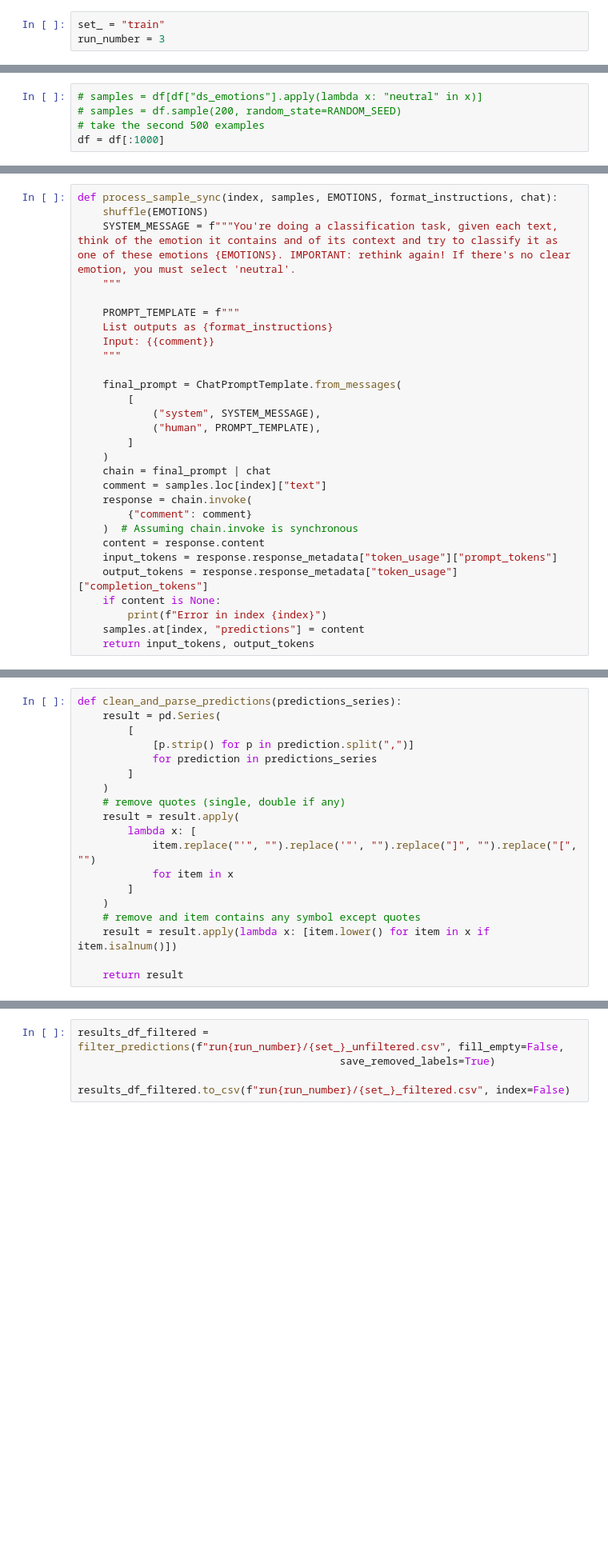
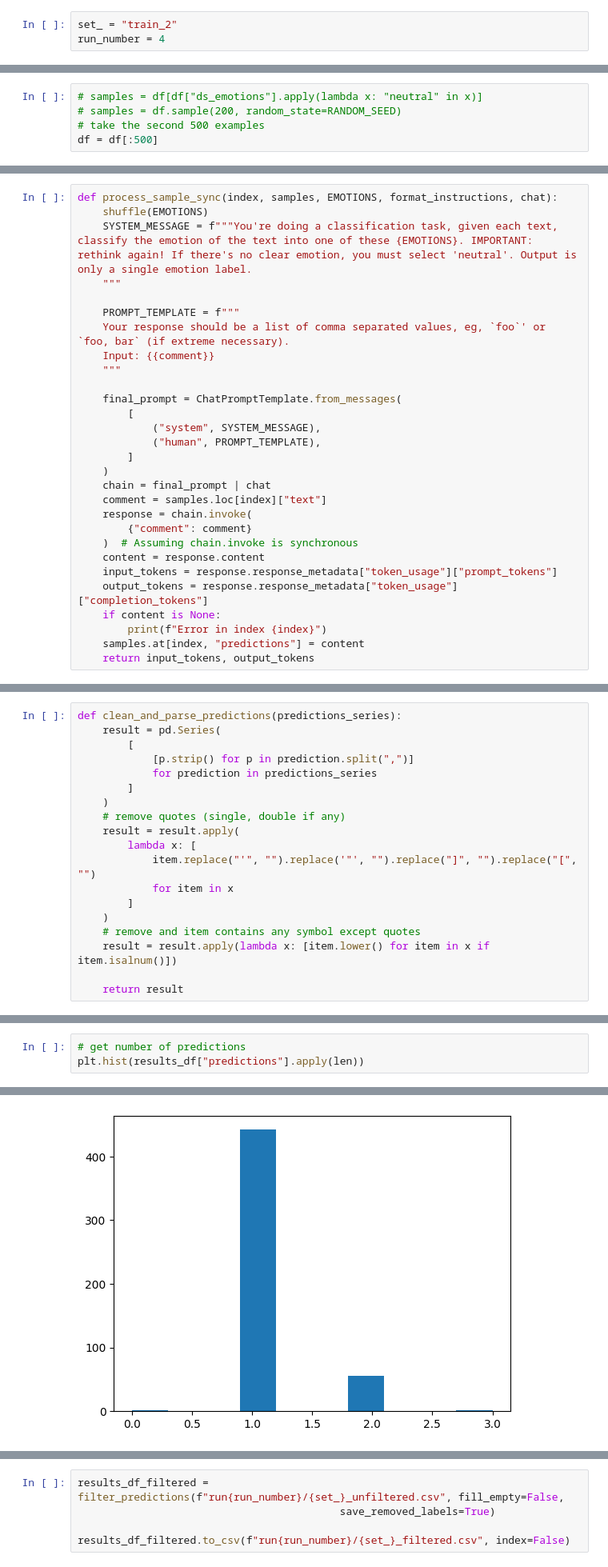
Before and after one commit to AminMohamed-3/LEGO, a Jupyter notebook: cleaning/cleaning.ipynb, the cells around one changed output, grey strips where cells are left out. Shown at 80% size. Saved outputs shown, nothing was run; the diff lists cells and outputs as text; blank space fills up the shorter version.

Commit message:
one (or two) label prompt and results

```diff
--- a/cleaning/cleaning.ipynb
+++ b/cleaning/cleaning.ipynb
@@ -27,8 +27,8 @@ with open(config_path, "r") as f:
 # %% [markdown]
 # Loading Dataset
 # %%
-set_ = "train"
-run_number = 3
+set_ = "train_2"
+run_number = 4
 # %%
 dataset = load_dataset("go_emotions", "simplified")
 dataset.set_format(type="pandas")
@@ -41,7 +43,7 @@ df["labels_text"] = df["labels"].apply(int2label)
 # samples = df[df["ds_emotions"].apply(lambda x: "neutral" in x)]
 # samples = df.sample(200, random_state=RANDOM_SEED)
 # take the second 500 examples
-df = df[:1000]
+df = df[:500]
 # %% [markdown]
 # Define Model
 # %%
@@ -78,11 +83,11 @@ from tqdm.asyncio import tqdm
 # %%
 def process_sample_sync(index, samples, EMOTIONS, format_instructions, chat):
     shuffle(EMOTIONS)
-    SYSTEM_MESSAGE = f"""You're doing a classification task, given each text, think of the emotion it contains and of its context and try to classify it as one of these emotions {EMOTIONS}. IMPORTANT: rethink again! If there's no clear emotion, you must select 'neutral'.
+    SYSTEM_MESSAGE = f"""You're doing a classification task, given each text, classify the emotion of the text into one of these {EMOTIONS}. IMPORTANT: rethink again! If there's no clear emotion, you must select 'neutral'. Output is only a single emotion label.
     """
 
     PROMPT_TEMPLATE = f"""
-    List outputs as {format_instructions}
+    Your response should be a list of comma separated values, eg, `foo`' or `foo, bar` (if extreme necessary).
     Input: {{comment}}
     """
 
@@ -190,0 +214,4 @@ results_df.to_csv(f"run{run_number}/{set_}_unfiltered.csv", index=False)
+# %%
+# get number of predictions
+plt.hist(results_df["predictions"].apply(len))
+# %% [output]
@@ -190,0 +221 @@ results_df.to_csv(f"run{run_number}/{set_}_unfiltered.csv", index=False)
+[figure, added]
```
Also changed, not shown: parts of 7 cells of this notebook, 2 other files.
